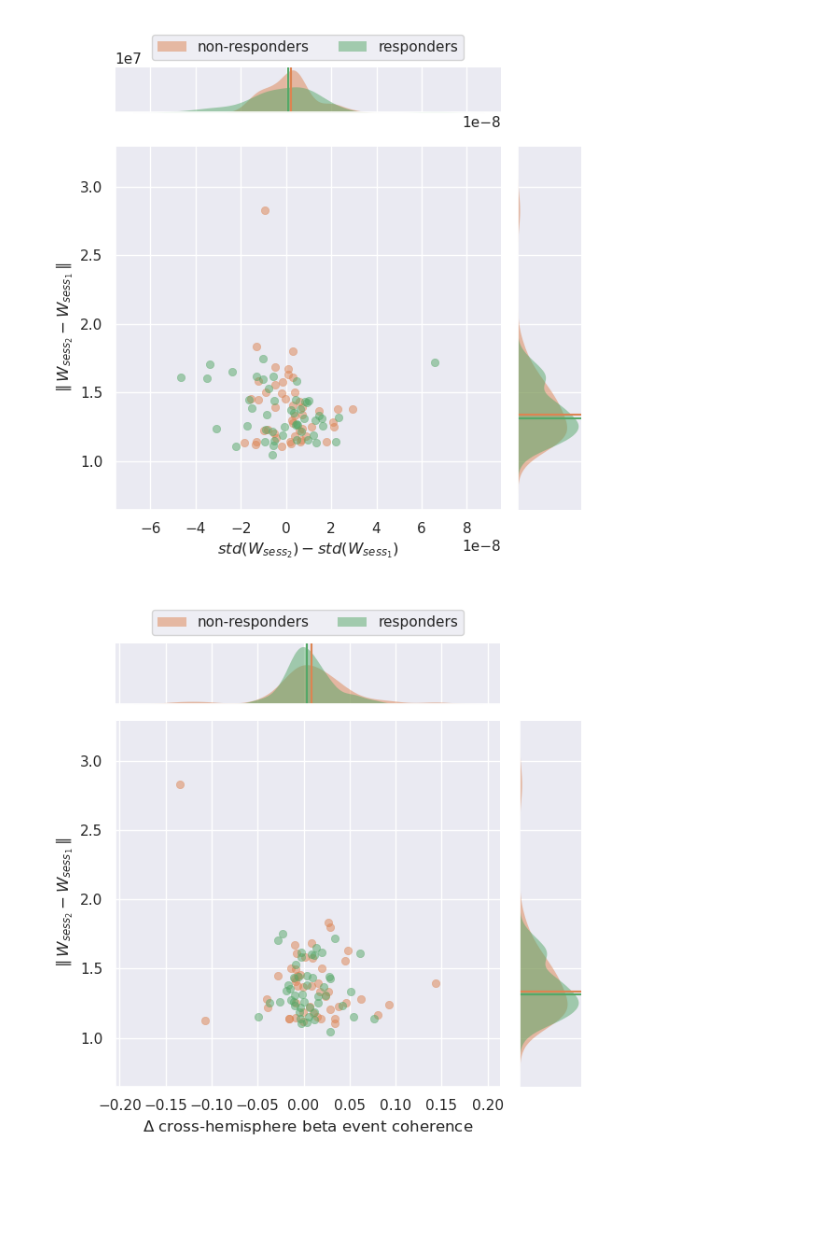
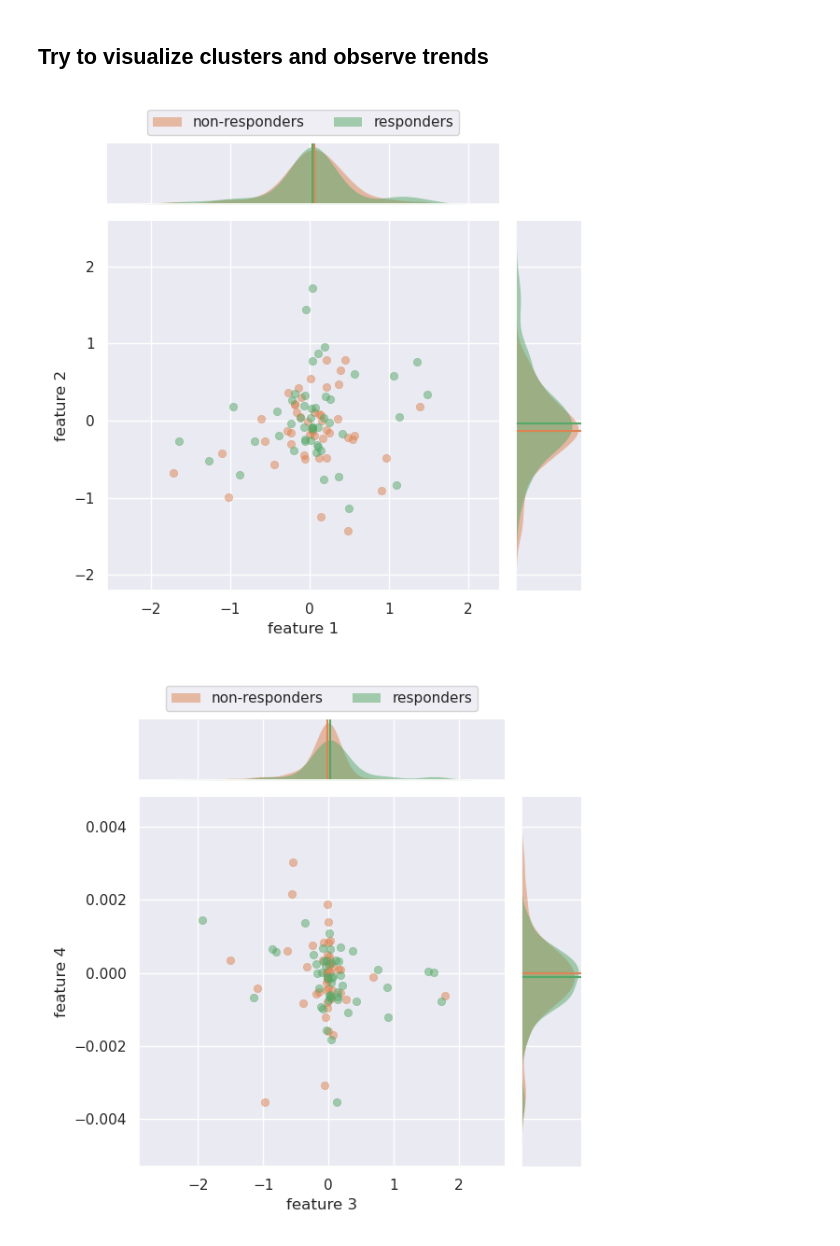
Before and after one commit to rythorpe/brainstorm_challenge, a Jupyter notebook: extract_features.ipynb, the cells around one changed output. Drawn from its saved outputs; the diff is of its cells as text; code cells hidden in the pictures; blank space fills up the shorter version.

Commit message:
global spectral event dynamics

```diff
--- a/extract_features.ipynb
+++ b/extract_features.ipynb
@@ -454,15 +313,16 @@ pattern.plot_topomap(units=dict(mag='A.U.'), time_format='')
 # %%
-# run spatio-spectral and cross-hemisphere beta coherence features
+# run spatio-spectral alpha coherence feature extraction
 # use embarrassingly parallel loop across subject series to speed things up
-n_jobs = 24
+n_jobs = 32
 data_type_dir = op.join(data_dir, data_type)
 out = Parallel(n_jobs=n_jobs)(delayed(get_features)(subj_ids[idx], series_nums[idx], data_type_dir)
                               for idx in range(n_subj_series))
-ssd_std_diffs, ssd_norms, spec_event_coherence_diffs = zip(*out)
+feat_1, feat_2, feat_3, feat_4, topos = zip(*out)
 
 # convert to numpy arrays
-ssd_std_diffs = np.array(ssd_std_diffs)
-ssd_norms = np.array(ssd_norms)
-spec_event_coherence_diffs = np.array(spec_event_coherence_diffs)
+feat_1 = np.array(feat_1)
+feat_2 = np.array(feat_2)
+feat_3 = np.array(feat_3)
+feat_4 = np.array(feat_4)
 # %% [output]
 Extracting parameters from /gpfs/data/brainstorm-ws/data/TRAINING/series_4/T1/preprocessed/0091_Pre_Session1_Series4_Preprocessed.set...
@@ -673,14 +412,18 @@ Not setting metadata
+# %% [markdown]
+## Try to visualize clusters and observe trends
 # %%
 # plot 1st and 2nd features
-ax_labels = [r'$std(W_{sess_2})-std(W_{sess_1})$', r'$\parallel W_{sess_2}-W_{sess_1}\parallel$']
-plot_features_scatter(x=ssd_std_diffs, y=ssd_norms, responder_labels=responders, ax_labels=ax_labels)
+#ax_labels = [r'$std(W_{sess_2})-std(W_{sess_1})$', r'$\parallel W_{sess_2}-W_{sess_1}\parallel$']
+ax_labels = ['feature 1', 'feature 2']
+plot_features_scatter(x=feat_1, y=feat_2, responder_labels=responders, ax_labels=ax_labels)
 
 # plot 1st and 3rd features
-ax_labels = [r'$\Delta$ cross-hemisphere beta event coherence', r'$\parallel W_{sess_2}-W_{sess_1}\parallel$']
-plot_features_scatter(x=spec_event_coherence_diffs, y=ssd_norms, responder_labels=responders, ax_labels=ax_labels)
+#ax_labels = [r'$\Delta$ cross-hemisphere beta event coherence', r'$\parallel W_{sess_2}-W_{sess_1}\parallel$']
+ax_labels = ['feature 3', 'feature 4']
+plot_features_scatter(x=feat_3, y=feat_4, responder_labels=responders, ax_labels=ax_labels)
 # %% [output]
-[figure, old version]
+[figure, new version]
-[figure, old version]
+[figure, new version]
 # %%
 # PCA: see if the two data classes appear to be linearly separable
 # answer: nope
```
Also changed, not shown: parts of 17 cells of this notebook.
